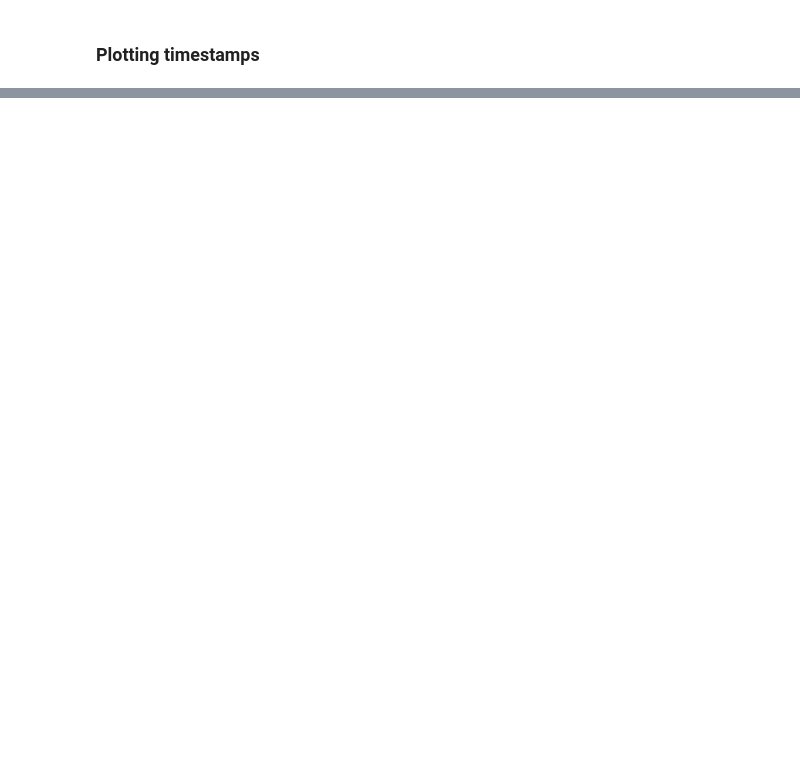
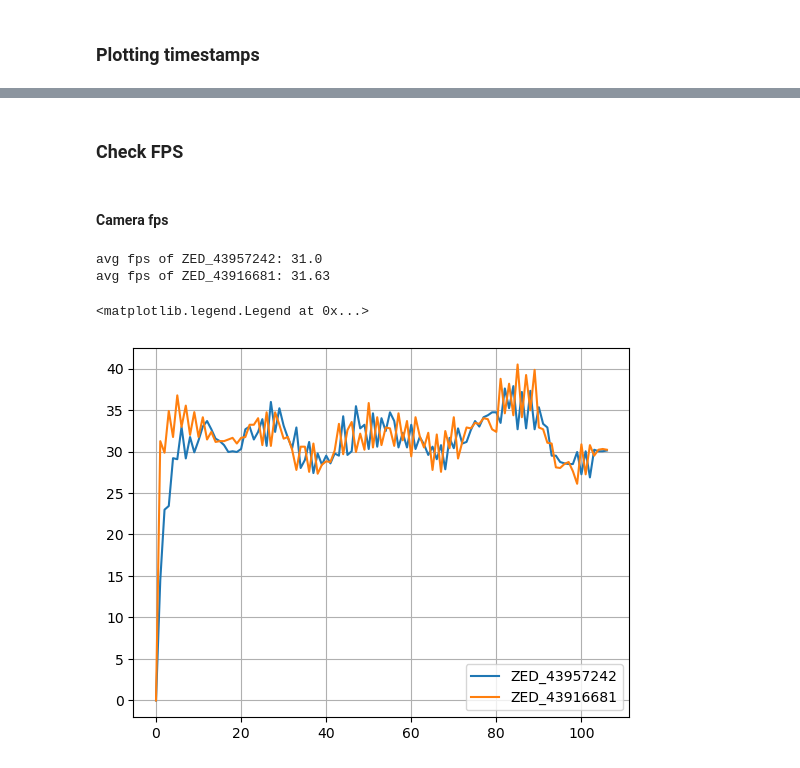
Before and after one commit to MateUnger/StereoVision, a Jupyter notebook: multi_cam_nb.ipynb, the cells around one changed output, grey strips where cells are left out. Drawn from its saved outputs; the diff is of its cells as text; code cells hidden in the pictures; blank space fills up the shorter version.

```diff
--- a/multi_cam_nb.ipynb
+++ b/multi_cam_nb.ipynb
@@ -219,2 +256,21 @@ plt.legend(['current','image'])
 # %%
 np.save('./latency_2_cams_image_reference.npy', diff_no_shift)
+# %% [markdown]
+### Check FPS
+# %% [markdown]
+#### Camera fps
+# %%
+timestamps_and_images.keys()
+plt.figure()
+
+for camera in timestamps_and_images:
+    plt.plot(timestamps_and_images[camera]['FPS'])
+    # plt.axhline(round(np.mean(timestamps_and_images[camera]['FPS']),2))
+    print(f'avg fps of {camera}: {round(np.mean(timestamps_and_images[camera]['FPS']),2)}')
+plt.grid()
+plt.legend([cam for cam in timestamps_and_images.keys()])
+# %% [output]
+avg fps of ZED_43957242: 31.0
+avg fps of ZED_43916681: 31.63
+<matplotlib.legend.Legend at 0x...>
+[figure, added]
```
Also changed, not shown: parts of 11 cells of this notebook, 7 other files.
